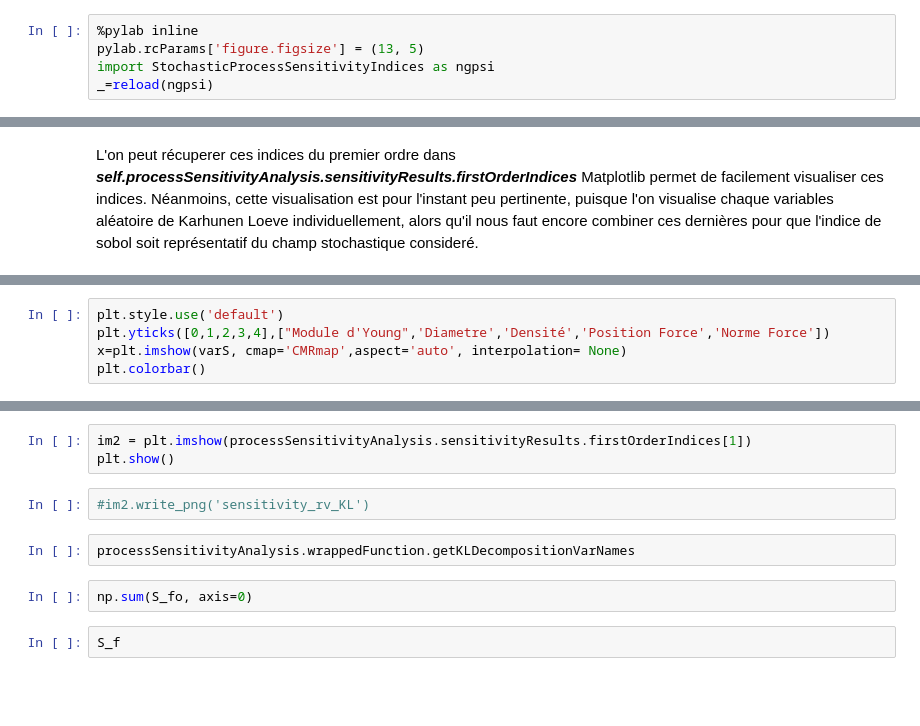
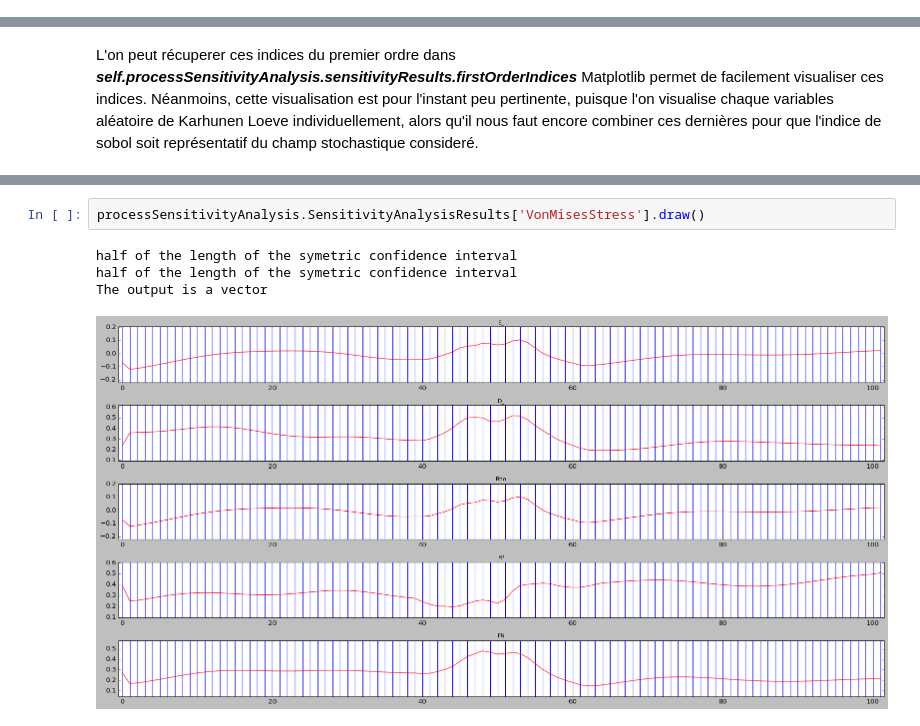
Before and after one commit to Kramer84/KarhunenLoeveFieldSensitivity, a Jupyter notebook: notebooks/Demo_Analyse_Sensibilite_Poutre.ipynb, the cells around one changed output, grey strips where cells are left out. Saved outputs shown, nothing was run; the diff lists cells and outputs as text; blank space fills up the shorter version.

```diff
--- a/notebooks/Demo_Analyse_Sensibilite_Poutre.ipynb
+++ b/notebooks/Demo_Analyse_Sensibilite_Poutre.ipynb
@@ -164,10 +222,5 @@ La fonction ne renvoie pas directement les indices de sobol, mais bien des champ
 
 Ceci est bien sûr fait dans l'optique de toujours pouvoir accéder à l'entierté des indices de sobol et indices totaux du modèle.
 Ceci veut aussi dire qu'il manque une dimension pour les champs en sortie, celle des variables d'entrée.
-# %%
-%pylab inline
-pylab.rcParams['figure.figsize'] = (13, 5)
-import StochasticProcessSensitivityIndices as ngpsi
-_=reload(ngpsi)
 # %% [markdown]
 Ici on calcule les indices de sobol du premier ordre
@@ -233,5 +249,0 @@ ngpsi.plotSobolIndicesWithErr(Stot,varStot, varNames, 5)
-# %%
-plt.style.use('default')
-plt.yticks([0,1,2,3,4],["Module d'Young",'Diametre','Densité','Position Force','Norme Force'])
-x=plt.imshow(varS, cmap='CMRmap',aspect='auto', interpolation= None)
-plt.colorbar()
@@ -274,11 +250,7 @@ S_fo[...,50]
-# %%
-im2 = plt.imshow(processSensitivityAnalysis.sensitivityResults.firstOrderIndices[1])
-plt.show()
-# %%
-#im2.write_png('sensitivity_rv_KL')
-# %%
-processSensitivityAnalysis.wrappedFunction.getKLDecompositionVarNames
-# %%
-np.sum(S_fo, axis=0)
-# %%
-S_f
+# %%
+processSensitivityAnalysis.SensitivityAnalysisResults['VonMisesStress'].draw()
+# %% [output]
+half of the length of the symetric confidence interval
+half of the length of the symetric confidence interval
+The output is a vector
+[figure, added]
```
Also changed, not shown: parts of 22 cells of this notebook, 4 other files.
